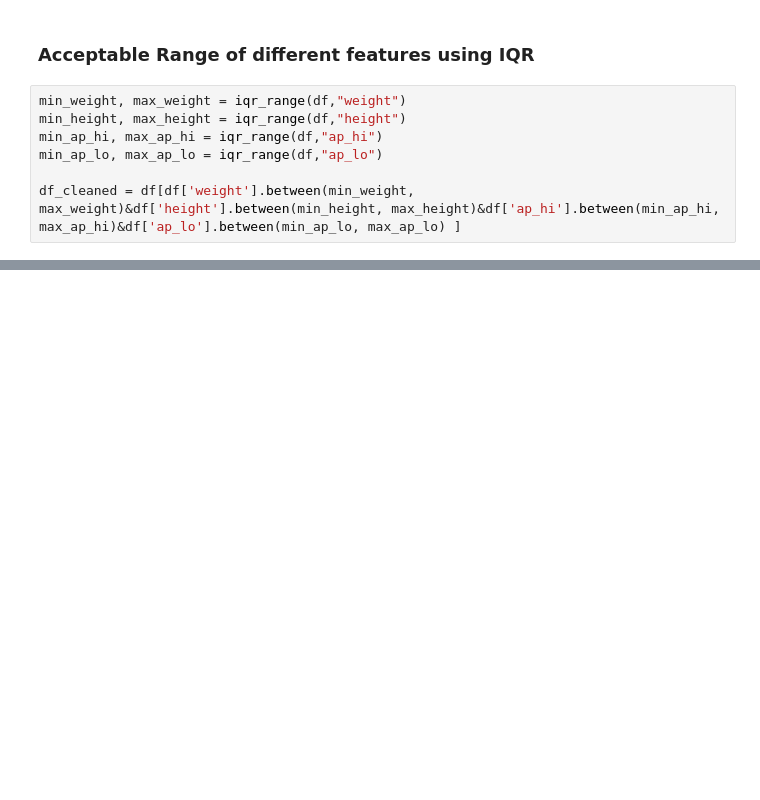
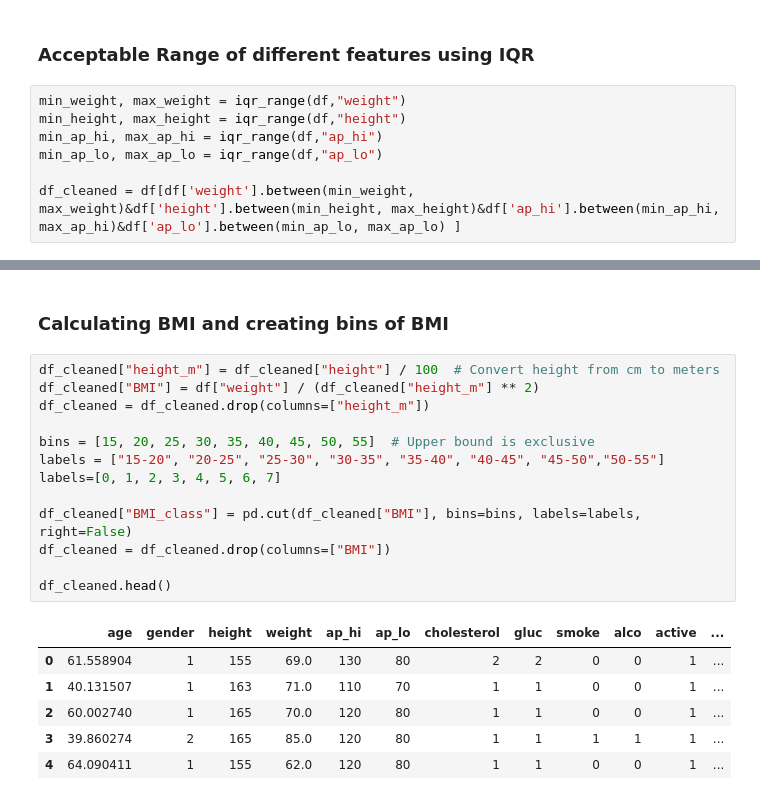
Before and after one commit to Pankajinos/CardioVascularDiseasePrediction, a Jupyter notebook: CardioVascularDescisionTree.ipynb, the cells around one changed output, grey strips where cells are left out. Drawn from its saved outputs; the diff is of its cells as text; blank space fills up the shorter version.

```diff
--- a/CardioVascularDescisionTree.ipynb
+++ b/CardioVascularDescisionTree.ipynb
@@ -77,0 +110,22 @@ df_cleaned.to_csv("cleaned
+# %% [markdown]
+### Calculating BMI and creating bins of BMI
+# %%
+df_cleaned["height_m"] = df_cleaned["height"] / 100  # Convert height from cm to meters
+df_cleaned["BMI"] = df["weight"] / (df_cleaned["height_m"] ** 2)
+df_cleaned = df_cleaned.drop(columns=["height_m"])
+
+bins = [15, 20, 25, 30, 35, 40, 45, 50, 55]  # Upper bound is exclusive
+labels = ["15-20", "20-25", "25-30", "30-35", "35-40", "40-45", "45-50","50-55"]
+labels=[0, 1, 2, 3, 4, 5, 6, 7]
+
+df_cleaned["BMI_class"] = pd.cut(df_cleaned["BMI"], bins=bins, labels=labels, right=False)
+df_cleaned = df_cleaned.drop(columns=["BMI"])
+
+df_cleaned.head()
+# %% [output]
+|  | age | gender | height | weight | ap_hi | ap_lo | cholesterol | gluc | smoke | alco | active | ... |
+| 0 | 61.558904 | 1 | 155 | 69.0 | 130 | 80 | 2 | 2 | 0 | 0 | 1 | ... |
+| 1 | 40.131507 | 1 | 163 | 71.0 | 110 | 70 | 1 | 1 | 0 | 0 | 1 | ... |
+| 2 | 60.002740 | 1 | 165 | 70.0 | 120 | 80 | 1 | 1 | 0 | 0 | 1 | ... |
+| 3 | 39.860274 | 2 | 165 | 85.0 | 120 | 80 | 1 | 1 | 1 | 1 | 1 | ... |
+| 4 | 64.090411 | 1 | 155 | 62.0 | 120 | 80 | 1 | 1 | 0 | 0 | 1 | ... |
```
Also changed, not shown: parts of 10 cells of this notebook.
